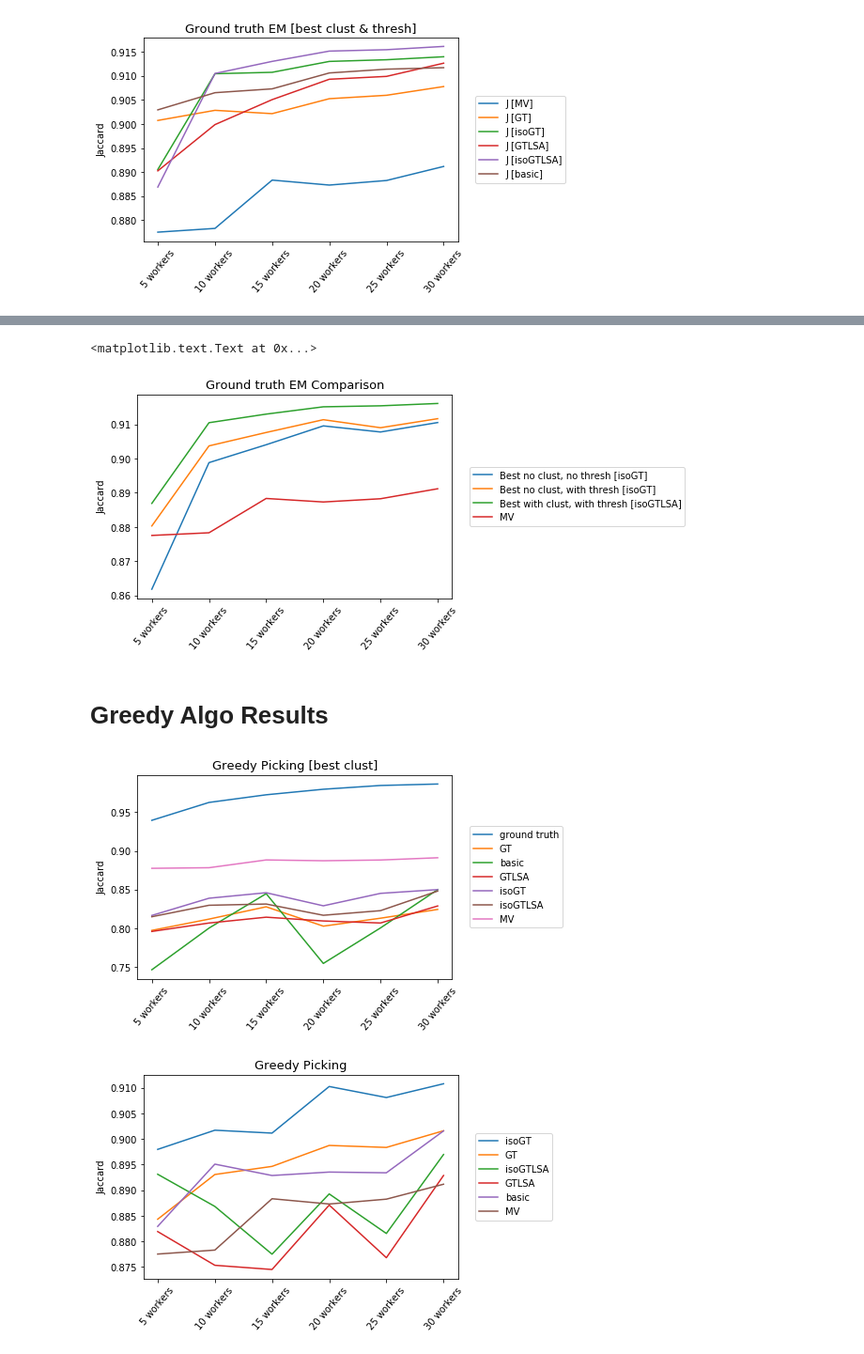
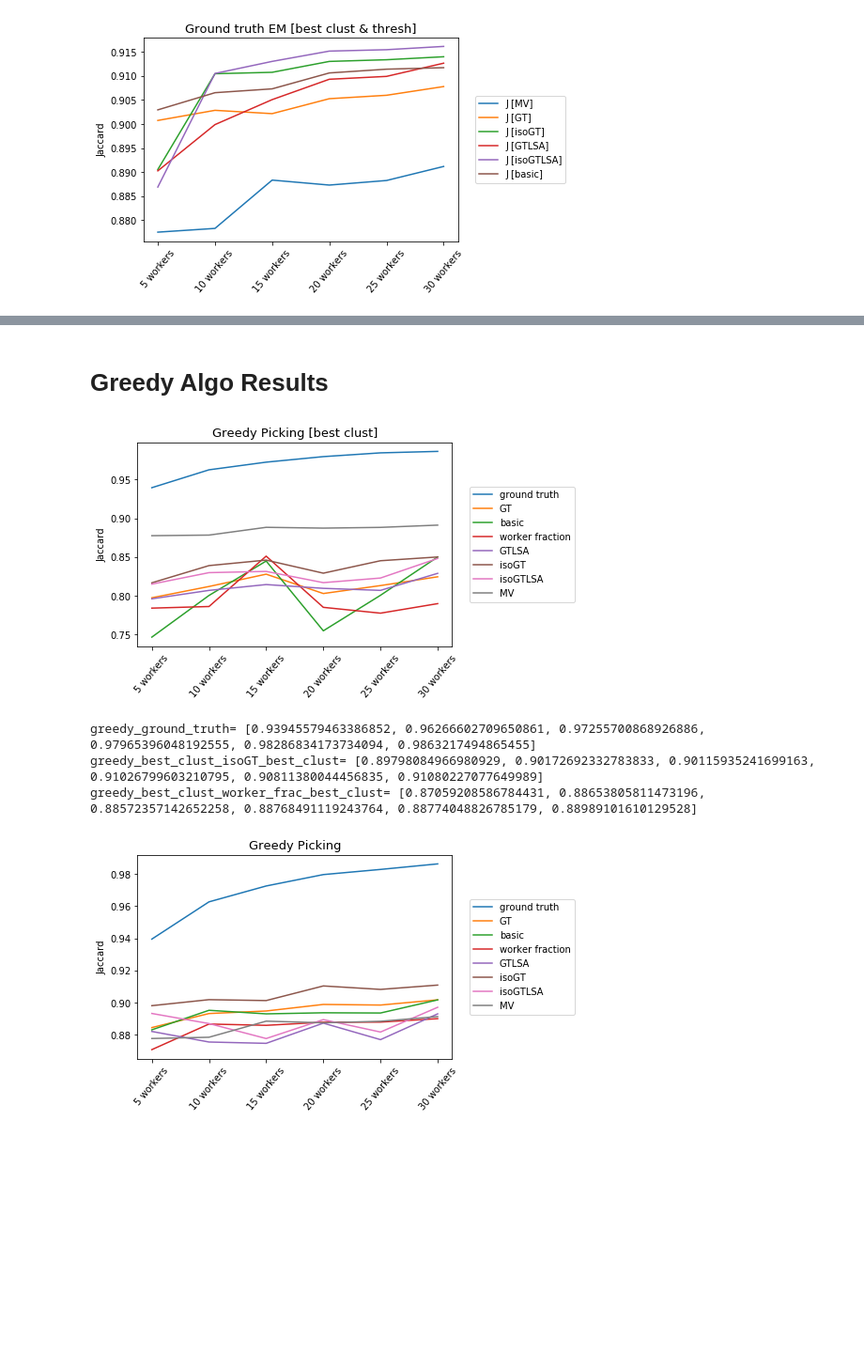
Before and after one commit to cognoscentai/segmentation, a Jupyter notebook: ipynb/PixelBasedGroundTruthExperiment-WithCluster.ipynb, the cells around one changed output, grey strips where cells are left out. Shown: that part at 94% size. Cells and saved outputs as stored; diff of their text form; code cells hidden in the pictures; blank space fills up the shorter version.

Commit message:
added cluster, gt experiment

```diff
--- a/ipynb/PixelBasedGroundTruthExperiment-WithCluster.ipynb
+++ b/ipynb/PixelBasedGroundTruthExperiment-WithCluster.ipynb
@@ -103,20 +93,3 @@ isoGTLSA_best_clust_thresh= [0.88689167180043649, 0.91048138225685693, 0.9129912
-# %%
-Nworker_performance = best_thres_clust.groupby("num_workers").mean()
-MVarr = np.array(Nworker_performance["J [MV]"])
-metric_J = [metric for metric in metric_keys if 'J' in metric ]
-#Nworker_performance = Nworker_performance.reindex(['5workers_rand0','10workers_rand0','15workers_rand0','20workers_rand0','25workers_rand0','30workers_rand0'])
-algos = [isoGT,isoGT_best_thresh,isoGTLSA_best_clust_thresh,MV]
-algoNames = ['Best no clust, no thresh [isoGT]','Best no clust, with thresh [isoGT]','Best with clust, with thresh [isoGTLSA]','MV']
-for algo,algoName in zip(algos,algoNames):
-    plt.plot(algo,label=algoName)
-plt.legend(bbox_to_anchor=(1.04,0.5),loc="center left")
-plt.ylabel("Jaccard")
-plt.xticks(rotation=50)
-a = gca().set_xticklabels([0,'5 workers','10 workers','15 workers','20 workers','25 workers','30 workers'])
-plt.title("Ground truth EM Comparison",fontsize=13)
-# %% [output]
-<matplotlib.text.Text at 0x...>
-[figure, removed]
 # %%
 def plot_PRcurve(objid,num_worker,sample_num=0):
     objdf = df[(df["num_workers"]==num_worker)&(df["sample_num"]==sample_num)&(df["objid"]==objid)]
@@ -156,14 +129,16 @@ ground_truth_greedy_df["cluster_id"] = -1
 # greedy_df = greedy_df.append(ground_truth_greedy_df)
 
 worker_frac_greedy_df = pd.read_csv("withClust_greedy_result_worker_fraction.csv")
+noClust_worker_frac_greedy_df = pd.read_csv("greedy_old_results/greedy_result_worker_fraction.csv")
+noClust_worker_frac_greedy_df["cluster_id"]=-1
 # greedy_df = greedy_df.append(worker_frac_greedy_df)
-greedy_df=pd.concat([greedy_df,ground_truth_greedy_df,worker_frac_greedy_df])
+greedy_df=pd.concat([greedy_df,ground_truth_greedy_df,worker_frac_greedy_df,noClust_worker_frac_greedy_df])
 greedy_df["num_workers"] = greedy_df["sample"].apply(lambda x: int(x.split("workers")[0]))
 # %%
 noClust_greedy = pd.read_csv("greedy_old_results/all_greedy_result.csv",index_col=0)
 noClust_greedy["cluster_id"]=-1
 noClust_greedy["num_workers"] = noClust_greedy["sample"].apply(lambda x: int(x.split("workers")[0]))
-greedy_df = pd.concat([greedy_df,noClust_greedy])
+greedy_df = pd.concat([greedy_df,noClust_greedy,])
 # %%
 # greedy_df.groupby(['sample','objid','cluster_id','algo']).mean()
 # %%
@@ -172,8 +147,7 @@ best_thres_clust = greedy_df.loc[greedy_df.groupby(['sample','objid','cluster_id
 Nworker_performance = best_thres_clust.groupby(['algo','num_workers'],as_index=False)[['j']].mean()
 
 for algo in list(set(Nworker_performance["algo"])):
-    if algo!="worker fraction":
-        plt.plot(np.array(Nworker_performance[Nworker_performance["algo"]==algo][['j']]),label=algo)
+    plt.plot(np.array(Nworker_performance[Nworker_performance["algo"]==algo][['j']]),label=algo)
 plt.plot(MVarr,label="MV")
 plt.legend(bbox_to_anchor=(1.04,0.5),loc="center left")
 plt.ylabel("Jaccard")
@@ -181,17 +155,27 @@ plt.xticks(rotation=50)
 plt.title("Greedy Picking [best clust]",fontsize=13)
 a = gca().set_xticklabels([0,'5 workers','10 workers','15 workers','20 workers','25 workers','30 workers'])
 # %% [output]
-[figure, old version]
+[figure, new version]
+# %%
+print "greedy_ground_truth=",list(Nworker_performance[Nworker_performance["algo"]=="ground truth"]['j'])
+print "greedy_best_clust_isoGT_best_clust=",list(Nworker_performance[Nworker_performance["algo"]=="isoGT"]['j'])
+print "greedy_best_clust_worker_frac_best_clust=",list(Nworker_performance[Nworker_performance["algo"]=="worker fraction"]['j'])
+# %% [output]
+greedy_ground_truth= [0.93945579463386852, 0.96266602709650861, 0.97255700868926886, 0.97965396048192555, 0.98286834173734094, 0.9863217494865455]
+greedy_best_clust_isoGT_best_clust= [0.89798084966980929, 0.90172692332783833, 0.90115935241699163, 0.91026799603210795, 0.90811380044456835, 0.91080227077649989]
+greedy_best_clust_worker_frac_best_clust= [0.87059208586784431, 0.88653805811473196, 0.88572357142652258, 0.88768491119243764, 0.88774048826785179, 0.88989101610129528]
 # %%
-Nworker_performance = noClust_greedy.groupby(['algo','num_workers'],as_index=False)[['j']].mean()
+noClust_greedy_df = greedy_df[greedy_df["cluster_id"]==-1]
+
+Nworker_performance = noClust_greedy_df.groupby(['algo','num_workers'],as_index=False)[['j']].mean()
 
 for algo in list(set(Nworker_performance["algo"])):
     plt.plot(np.array(Nworker_performance[Nworker_performance["algo"]==algo][['j']]),label=algo)
 plt.plot(MVarr,label="MV")
 plt.legend(bbox_to_anchor=(1.04,0.5),loc="center left")
 plt.ylabel("Jaccard")
 plt.xticks(rotation=50)
 plt.title("Greedy Picking",fontsize=13)
 a = gca().set_xticklabels([0,'5 workers','10 workers','15 workers','20 workers','25 workers','30 workers'])
 # %% [output]
-[figure, old version]
+[figure, new version]
```
Also changed, not shown: parts of 9 cells of this notebook, 1 other file.
